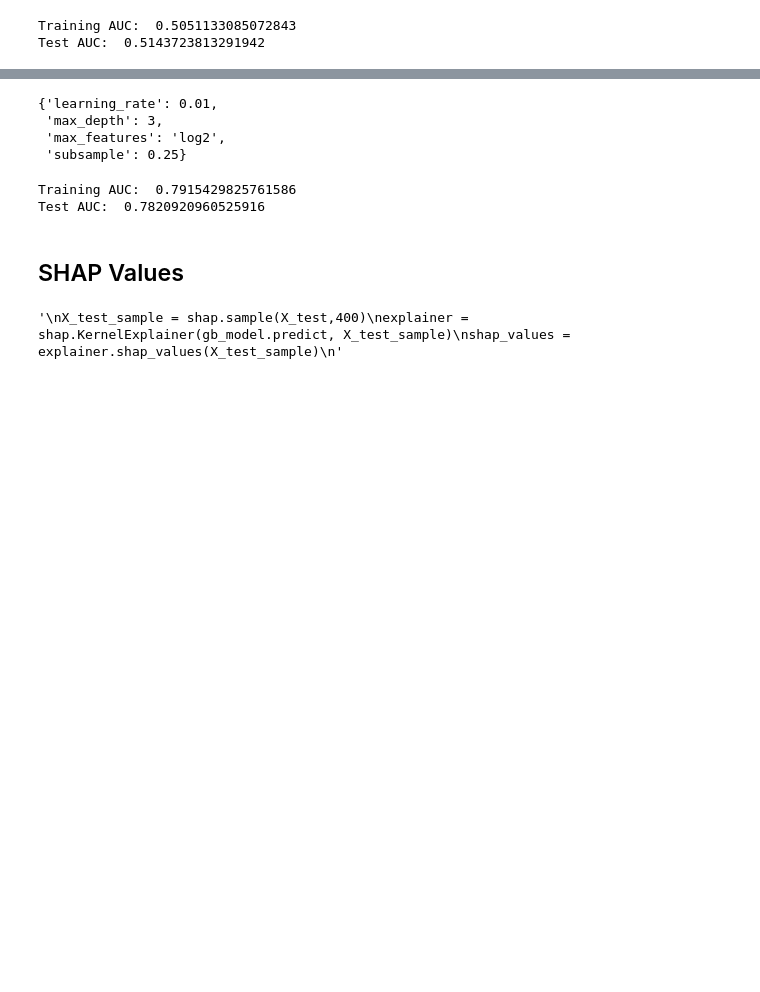
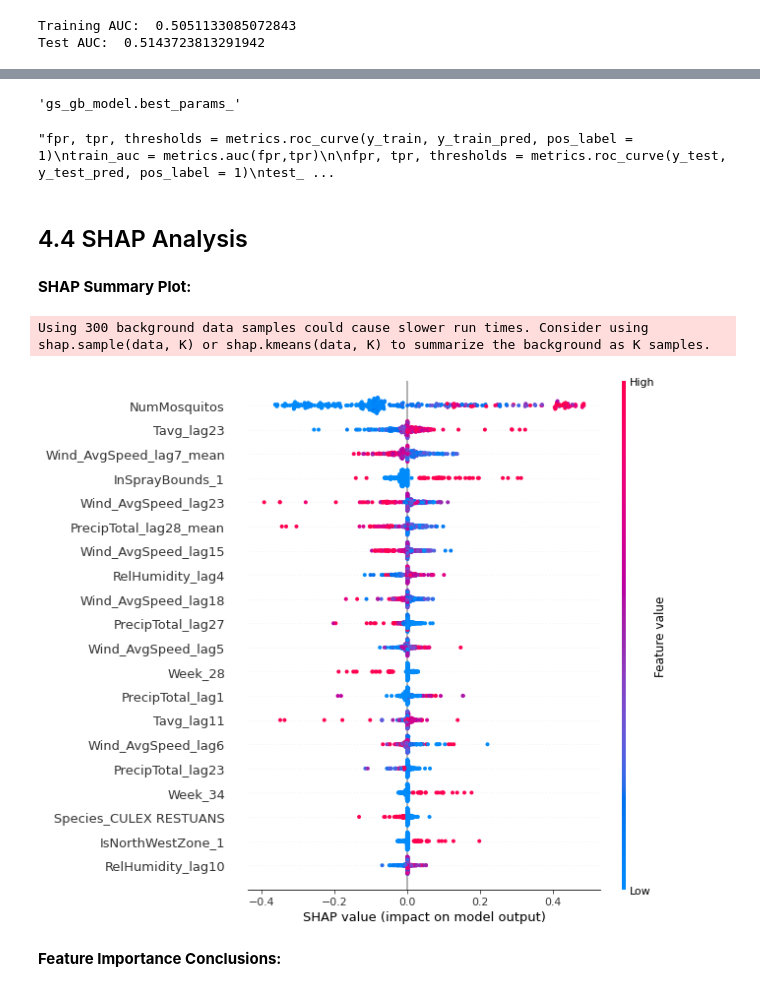
Before and after one commit to DR-611/Capstone2_WestNileVirusPrediction, a Jupyter notebook: Notebooks/PredictWestNile_Modeling.ipynb, the cells around one changed output, grey strips where cells are left out. Drawn from its saved outputs; the diff is of its cells as text; code cells hidden in the pictures; blank space fills up the shorter version.

Commit message:
WOE correction, initial SHAP analysis

```diff
--- a/Notebooks/PredictWestNile_Modeling.ipynb
+++ b/Notebooks/PredictWestNile_Modeling.ipynb
@@ -297 +294,18 @@ df_test_results.sort_values(by='TestAUC', ascending=False)
 | 0 | Dummy | 0.505113 | 0.514372 |
+# %%
+grid_params = {
+    'learning_rate':[0.001,0.01,0.1, 1],
+    'max_depth':[3,6,7,8,9,10],
+    'subsample':[0.25,0.5,0.75,1],
+    'max_features':['sqrt','log2',1],
+}
+
+gb_model = GradientBoostingClassifier(random_state = random_seed)
+gs_gb_model = RandomizedSearchCV(gb_model,grid_params, scoring='roc_auc',n_jobs=-1, cv=15, random_state=random_seed,
+                                n_iter=30)
+gs_gb_model.fit(X_train_us,np.ravel(y_train_us))
+
+gb_model = gs_gb_model.best_estimator_
+
+y_train_pred = gb_model.predict(X_train)
+y_test_pred = gb_model.predict(X_test)
@@ -345,31 +381,33 @@ y_test_pred = gb_model.predict(X_test)
 # %%
-gs_gb_model.best_params_
+'''gs_gb_model.best_params_'''
 # %% [output]
-{'learning_rate': 0.01,
- 'max_depth': 3,
- 'max_features': 'log2',
- 'subsample': 0.25}
+'gs_gb_model.best_params_'
 # %%
-fpr, tpr, thresholds = metrics.roc_curve(y_train, y_train_pred, pos_label = 1)
+'''fpr, tpr, thresholds = metrics.roc_curve(y_train, y_train_pred, pos_label = 1)
 train_auc = metrics.auc(fpr,tpr)
 
 fpr, tpr, thresholds = metrics.roc_curve(y_test, y_test_pred, pos_label = 1)
 test_auc = metrics.auc(fpr,tpr)
 
 print('Training AUC: ', train_auc)
-print('Test AUC: ', test_auc)
+print('Test AUC: ', test_auc)'''
 # %% [output]
-Training AUC:  0.7915429825761586
-Test AUC:  0.7820920960525916
+"fpr, tpr, thresholds = metrics.roc_curve(y_train, y_train_pred, pos_label = 1)\ntrain_auc = metrics.auc(fpr,tpr)\n\nfpr, tpr, thresholds = metrics.roc_curve(y_test, y_test_pred, pos_label = 1)\ntest_ ...
 # %% [markdown]
-## SHAP Values
+## 4.4 SHAP Analysis
+# %% [markdown]
+**SHAP Summary Plot:**
 # %%
-'''
-X_test_sample = shap.sample(X_test,400)
+#get SHAP values
+X_test_sample = shap.sample(X_test,300)
 explainer = shap.KernelExplainer(gb_model.predict, X_test_sample)
 shap_values = explainer.shap_values(X_test_sample)
-'''
 # %% [output]
-'\nX_test_sample = shap.sample(X_test,400)\nexplainer = shap.KernelExplainer(gb_model.predict, X_test_sample)\nshap_values = explainer.shap_values(X_test_sample)\n'
+Using 300 background data samples could cause slower run times. Consider using shap.sample(data, K) or shap.kmeans(data, K) to summarize the background as K samples.
 # %%
-#shap.summary_plot(shap_values, X_test_sample)
+#create SHAP summary plot
+shap.summary_plot(shap_values, X_test_sample)
+# %% [output]
+[figure, added]
+# %% [markdown]
+**Feature Importance Conclusions:**
```
Also changed, not shown: parts of 36 cells of this notebook, 3 other files.
